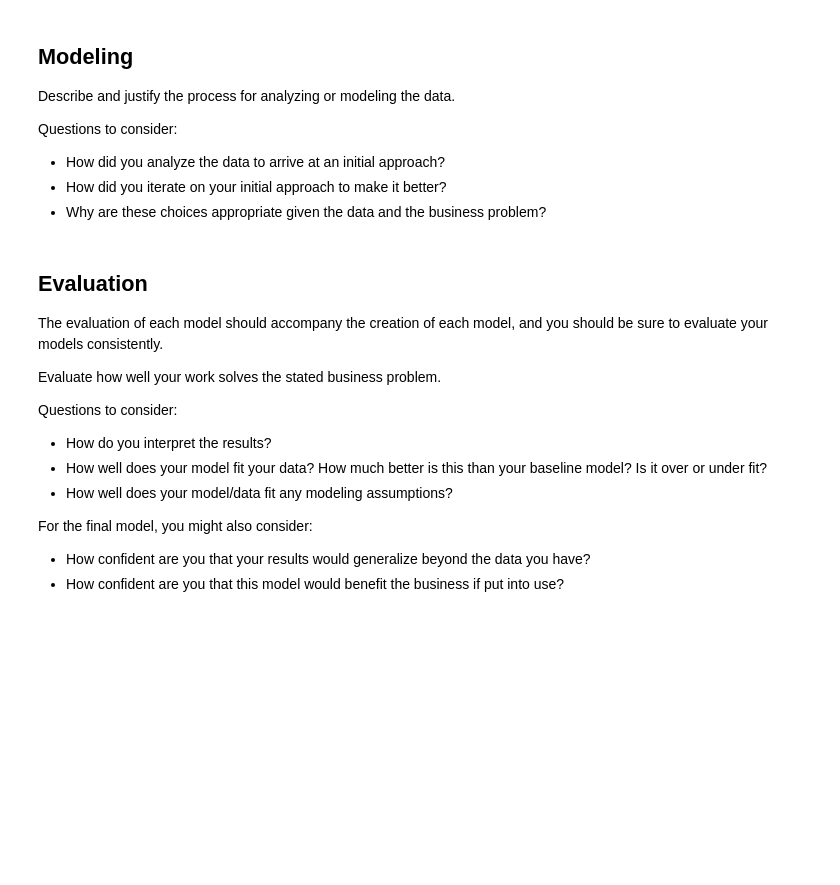
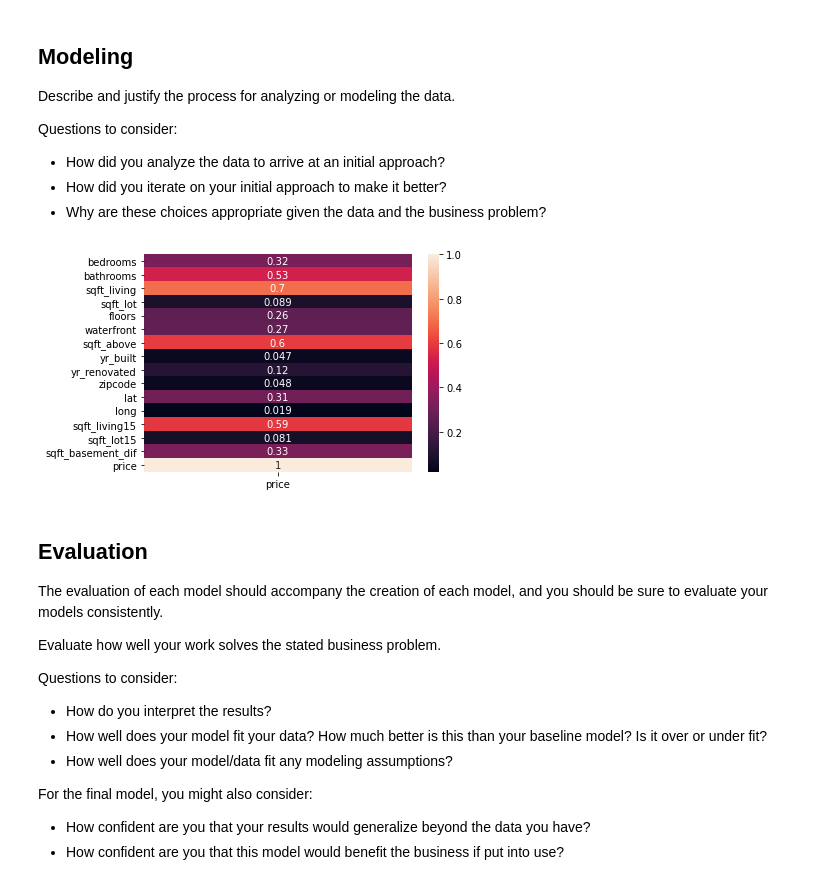
Before and after one commit to garrettwilliams90/Housing_Analysis, a Jupyter notebook: Notebooks/Emine/Project2_Emine.ipynb, the cells around one changed output. Cells and saved outputs as stored; diff of their text form; code cells hidden in the pictures; blank space fills up the shorter version.

```diff
--- a/Notebooks/Emine/Project2_Emine.ipynb
+++ b/Notebooks/Emine/Project2_Emine.ipynb
@@ -294,4 +399,4 @@ FAIR           330
 EXCELLENT      317
 Name: view, dtype: int64
 # %%
-df.dropna(subset=['view'], inplace=True)
+df['view'].fillna(value="None",inplace=True)
@@ -391,6 +605,20 @@ Questions to consider:
 - How did you analyze the data to arrive at an initial approach?
 - How did you iterate on your initial approach to make it better?
 - Why are these choices appropriate given the data and the business problem?
+# %%
+X = df.drop(columns=['id', 'price'])
+y = df['price']
+# %%
+# Train - Test Split
+X_train, X_test, y_train, y_test = train_test_split(X, y, test_size=0.25, random_state=42)
+# %%
+train_df = pd.concat([X_train, y_train], axis=1)
+test_df = pd.concat([X_test, y_test], axis=1)
+# %%
+# Absolute value correlations with price
+sns.heatmap(abs(train_df.corr())[['price']], annot=True);
+# %% [output]
+[figure, added]
 # %% [markdown]
 ## Evaluation
 
```
Also changed, not shown: parts of 60 cells of this notebook.
